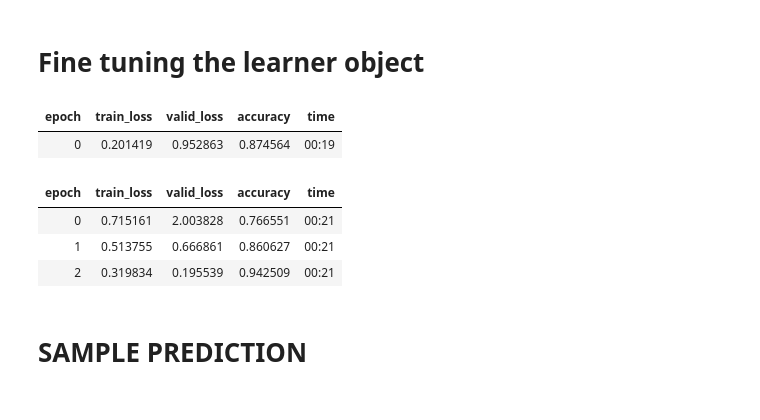
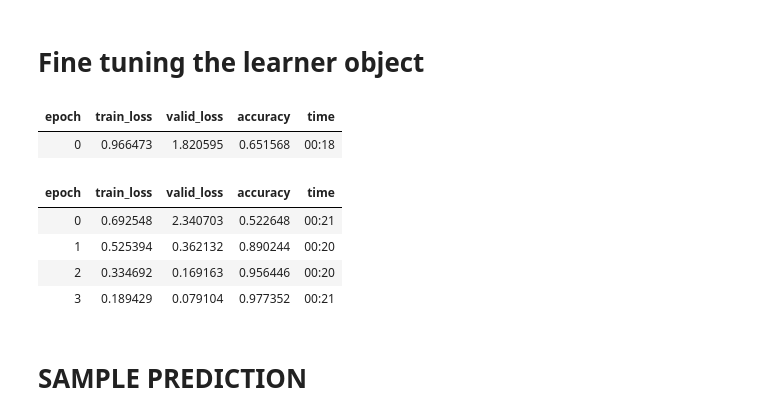
Before and after one commit to KKeshav1101/DeepLearning, a Jupyter notebook: img-classification-tumor.ipynb, the cells around one changed output. Cells and saved outputs as stored; diff of their text form; code cells hidden in the pictures.

```diff
--- a/img-classification-tumor.ipynb
+++ b/img-classification-tumor.ipynb
@@ -61,13 +43,13 @@ def get_x(r):
     return r
 def get_y(r):
     if 'glioma' in r.parent.name:
-        return 'glioma'
+        return 'glioma_tumor'
     elif 'pituitary' in r.parent.name:
-        return 'pituitary'
+        return 'pituitary_tumor'
     elif 'meningioma' in r.parent.name:
-        return 'meningioma'
+        return 'meningioma_tumor'
     else:
-        return 'no'
+        return 'no_tumor'
 # %%
 dblock=DataBlock(blocks=(ImageBlock,CategoryBlock),get_x=get_x,get_y=get_y)
 # %%
@@ -104,7 +86,7 @@ item_tfms=Resize(480,method='squish')
 # %%
 dblock=DataBlock(blocks=(ImageBlock,CategoryBlock),get_x=get_x,get_y=get_y,item_tfms=Resize(480,method='squish'))
 # %%
-dls=dblock.dataloaders(together)
+dls=dblock.dataloaders(full_set)
 # %%
 dls.show_batch()
 # %% [output]
@@ -125,16 +107,17 @@ SuggestedLRs(minimum=0.00831763744354248, steep=9.12010818865383e-07, valley=0.0
 # Fine tuning the learner object
 # %%
 learner.fine_tune(
-    3,#number of epochs
-    base_lr=0.065,#learning rate
+    4,#number of epochs
+    base_lr=0.045,#learning rate
 )
 # %% [output]
 | epoch | train_loss | valid_loss | accuracy | time |
-| 0 | 0.201419 | 0.952863 | 0.874564 | 00:19 |
+| 0 | 0.966473 | 1.820595 | 0.651568 | 00:18 |
 | epoch | train_loss | valid_loss | accuracy | time |
-| 0 | 0.715161 | 2.003828 | 0.766551 | 00:21 |
-| 1 | 0.513755 | 0.666861 | 0.860627 | 00:21 |
-| 2 | 0.319834 | 0.195539 | 0.942509 | 00:21 |
+| 0 | 0.692548 | 2.340703 | 0.522648 | 00:21 |
+| 1 | 0.525394 | 0.362132 | 0.890244 | 00:20 |
+| 2 | 0.334692 | 0.169163 | 0.956446 | 00:20 |
+| 3 | 0.189429 | 0.079104 | 0.977352 | 00:21 |
 # %% [markdown]
 # SAMPLE PREDICTION
 # %%
```
Also changed, not shown: parts of 13 cells of this notebook.
